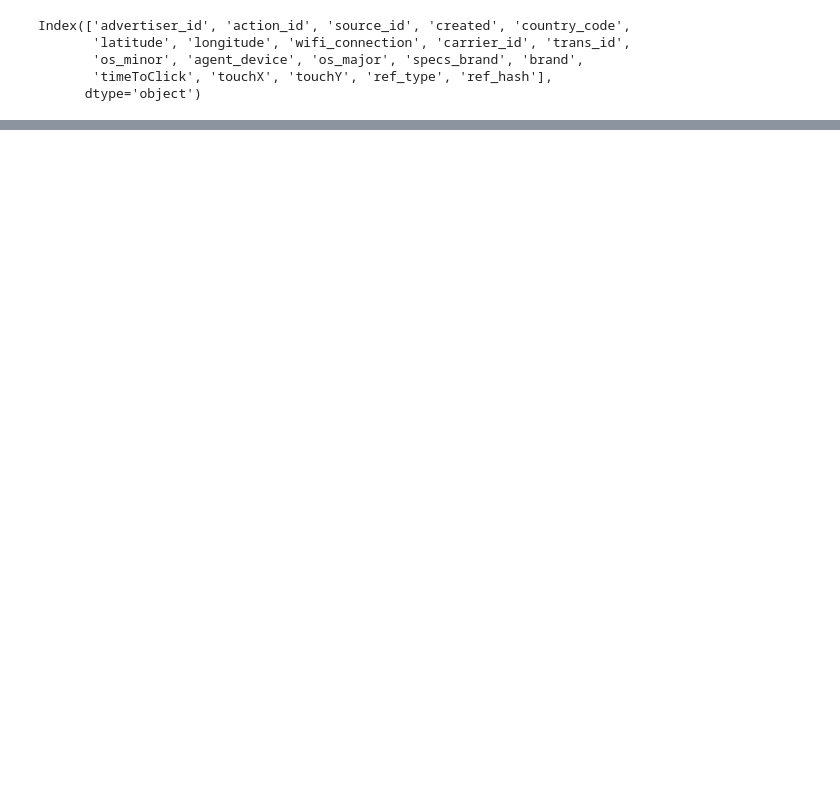
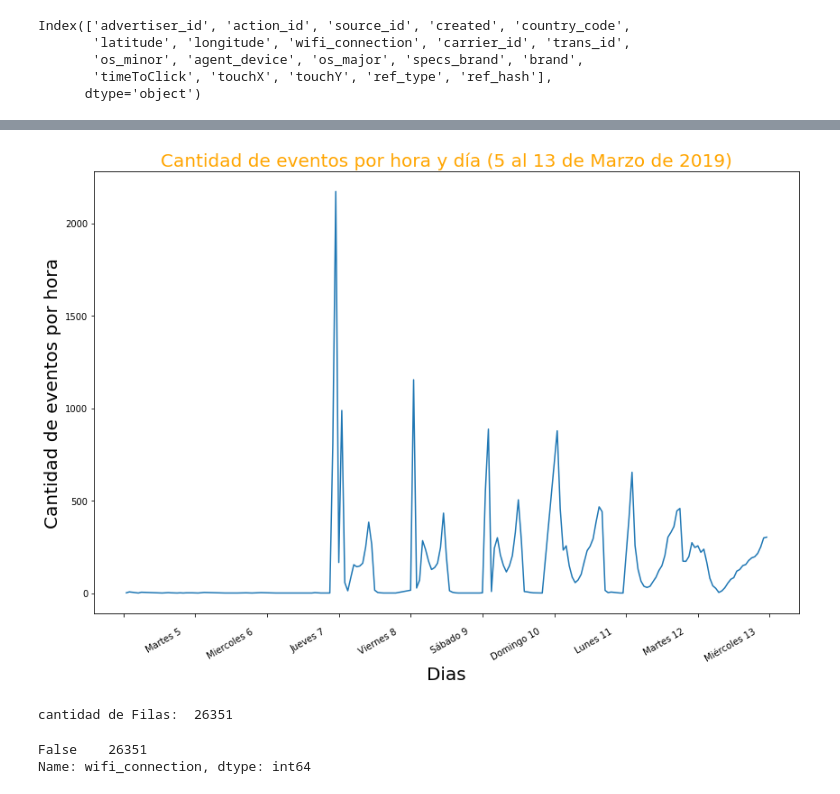
Before and after one commit to cruzpa95/Datos2019, a Jupyter notebook: clicks.ipynb, the cells around one changed output, grey strips where cells are left out. Cells and saved outputs as stored; diff of their text form; code cells hidden in the pictures; blank space fills up the shorter version.

Commit message:
clicks

```diff
--- a/clicks.ipynb
+++ b/clicks.ipynb
@@ -12,0 +26,3 @@ Index(['advertiser_id', 'action_id', 'source_id', 'created', 'country_code',
+# %%
+fechaDeClicks = pd.to_datetime(clicks['created'])
+fechaDeClicks.head()
@@ -12,0 +50,4 @@ Index(['advertiser_id', 'action_id', 'source_id', 'created', 'country_code',
+# %%
+#cantidad de clicks por hora
+horaDeClicks = pd.to_datetime(fechaDeClicks.dt.strftime('%Y-%m-%d %H'))
+horaDeClicks.value_counts().head()
@@ -12,0 +61,19 @@ Index(['advertiser_id', 'action_id', 'source_id', 'created', 'country_code',
+# %%
+plot = horaDeClicks.value_counts().plot(kind='line',figsize=(14,10))
+plot.set_title('Cantidad de eventos por hora y día (5 al 13 de Marzo de 2019)', fontsize=20,color = 'orange')
+plot.set_xlabel('Dias',fontsize=20)
+plot.set_ylabel('Cantidad de eventos por hora',fontsize=20)
+espacio = ''
+plot.set_xticklabels(['', 'Martes 5     ', 'Miercoles 6     ', 'Jueves 7     ', 'Viernes 8     ', 'Sábado 9     ', 'Domingo 10     ', 'Lunes 11     ', 'Martes 12     ', 'Miércoles 13     '])
+plt.show()
+# %% [output]
+[figure, added]
+# %%
+#Podemos ver q todos los clicks registrados no fueron con conexion wifi
+cantFilas = clicks.shape[0]
+print('cantidad de Filas: ',cantFilas)
+clicks['wifi_connection'].value_counts()
+# %% [output]
+cantidad de Filas:  26351
+False    26351
+Name: wifi_connection, dtype: int64
```
Also changed, not shown: parts of 23 cells of this notebook.
